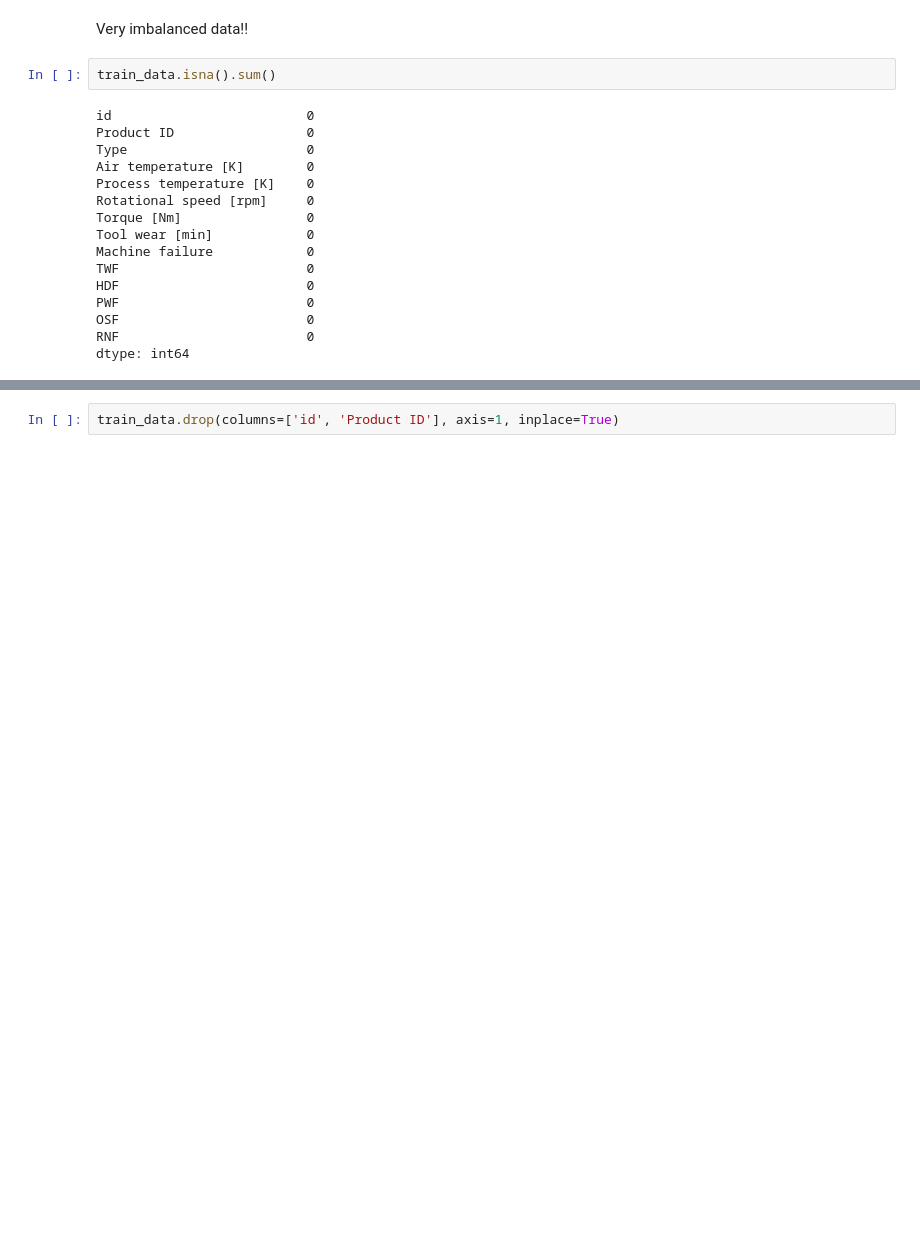
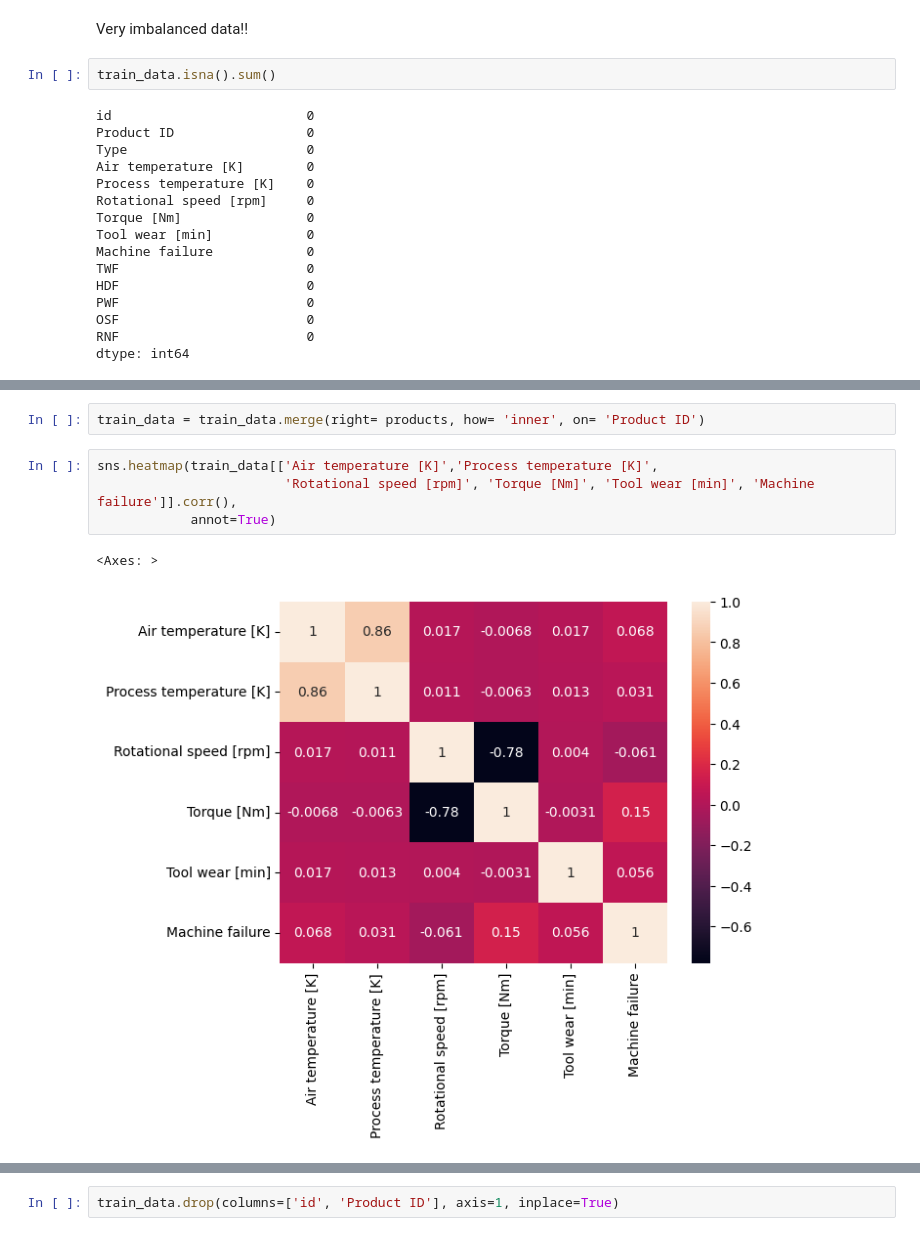
Before and after one commit to gustavocmiranda/DS_Projects, a Jupyter notebook: 02 - (Incomplete) Machine Failure Classification/machine_failure.ipynb, the cells around one changed output, grey strips where cells are left out. Cells and saved outputs as stored; diff of their text form; blank space fills up the shorter version.

```diff
--- a/02 - (Incomplete) Machine Failure Classification/machine_failure.ipynb
+++ b/02 - (Incomplete) Machine Failure Classification/machine_failure.ipynb
@@ -77,0 +110,9 @@ dtype: int64
+# %%
+train_data = train_data.merge(right= products, how= 'inner', on= 'Product ID')
+# %%
+sns.heatmap(train_data[['Air temperature [K]','Process temperature [K]',
+                        'Rotational speed [rpm]', 'Torque [Nm]', 'Tool wear [min]', 'Machine failure']].corr(),
+            annot=True)
+# %% [output]
+<Axes: >
+[figure, added]
```
Also changed, not shown: parts of 28 cells of this notebook.
